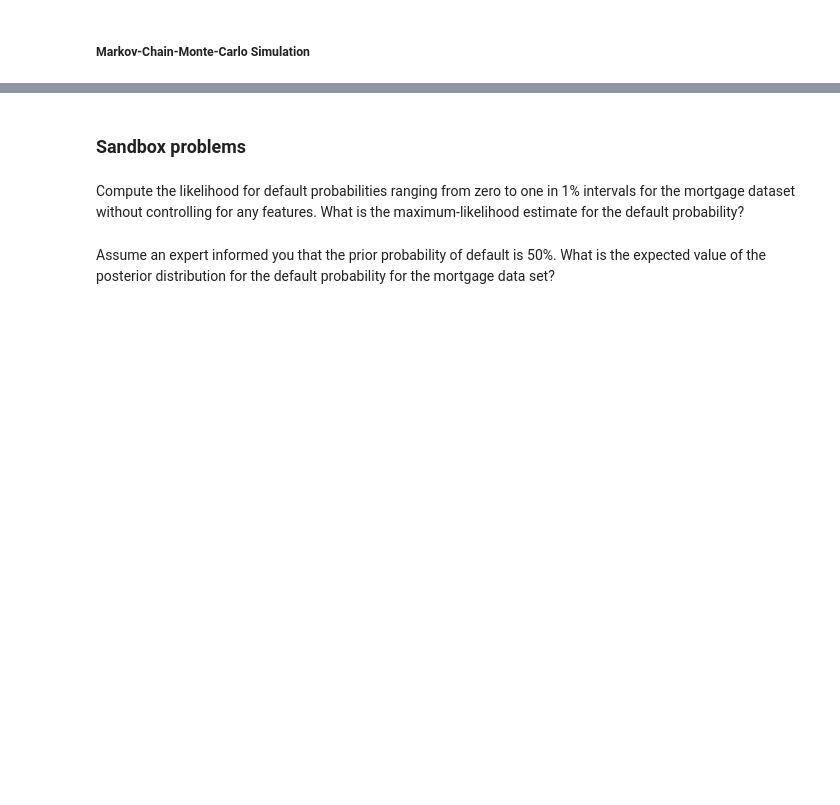
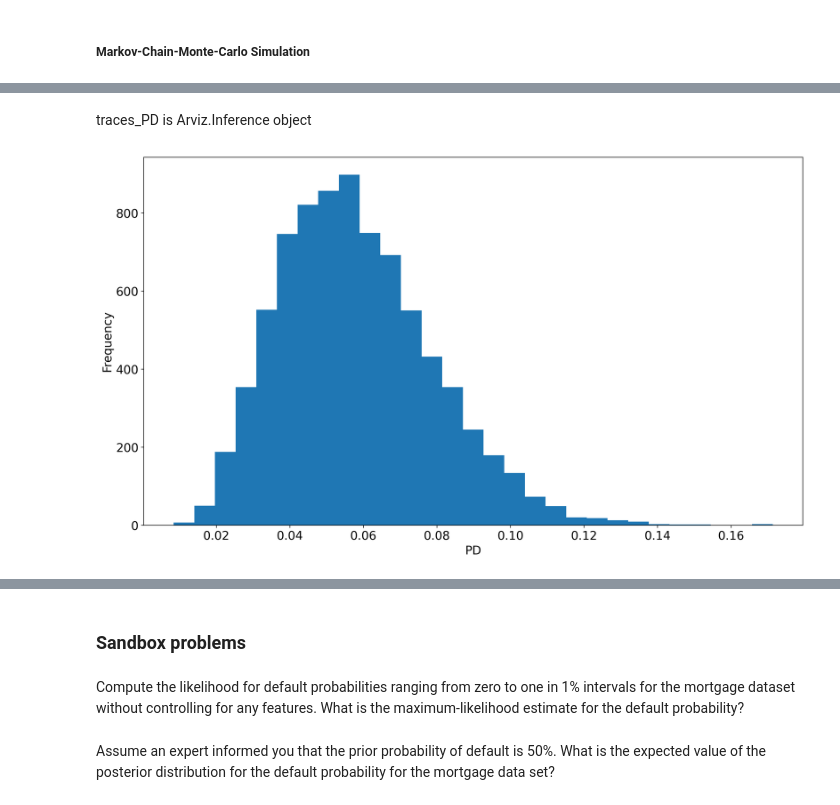
Before and after one commit to lktuan/deep_credit_risk, a Jupyter notebook: notebooks/part1_principle_of_data_learning.ipynb, the cells around one changed output, grey strips where cells are left out. Drawn from its saved outputs; the diff is of its cells as text; code cells hidden in the pictures; blank space fills up the shorter version.

```diff
--- a/notebooks/part1_principle_of_data_learning.ipynb
+++ b/notebooks/part1_principle_of_data_learning.ipynb
@@ -1107,0 +1163,27 @@ plt.show()
+# %%
+import pymc as pm
+
+with pm.Model() as mdl_PD:
+    # Define prior
+    PD = pm.Beta('PD', alpha_prior, beta_prior)
+
+    # Defind Binomial likelihood
+    likelihood = pm.Binomial('likelihood', n=1, p=PD, observed=y)
+# %%
+# Fix for __spec__ error
+if '__spec__' not in globals():
+    __spec__ = None
+
+
+# Next we use NUTS (No U-turn sampler) - for continuous variable, based on Hamiltonian Mechanics
+print('Running on PyMC v{}'.format(pm.__version__))
+with mdl_PD:
+    # Take samples
+    # removed step = pm.NUTS() as PyMC 5 automatically uses NUTS (No U-Turn Sampler) by default
+
+    traces_PD = pm.sample(
+        draws=2000,
+        tune=2000,
+        progressbar=True,
+        random_seed=12345)
+    # set progressbar=False is you want to see the progress
@@ -1107,0 +1198,9 @@ plt.show()
+# %% [markdown]
+traces_PD is Arviz.Inference object
+# %%
+plt.hist(traces_PD.posterior['PD'].values.flatten(), bins=29)
+plt.xlabel('PD')
+plt.ylabel('Frequency')
+plt.show()
+# %% [output]
+[figure, added]
```
Also changed, not shown: parts of 16 cells of this notebook, 1 other file.
